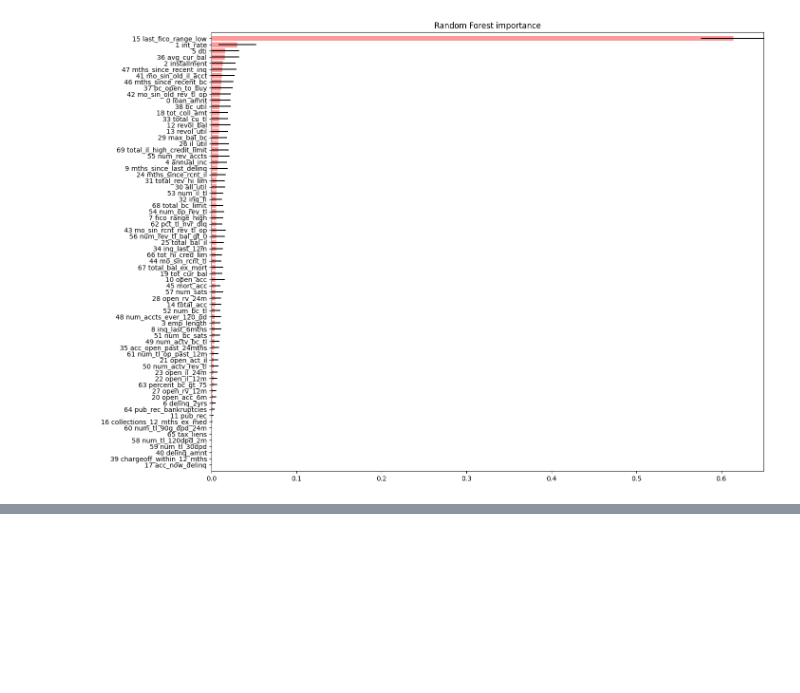
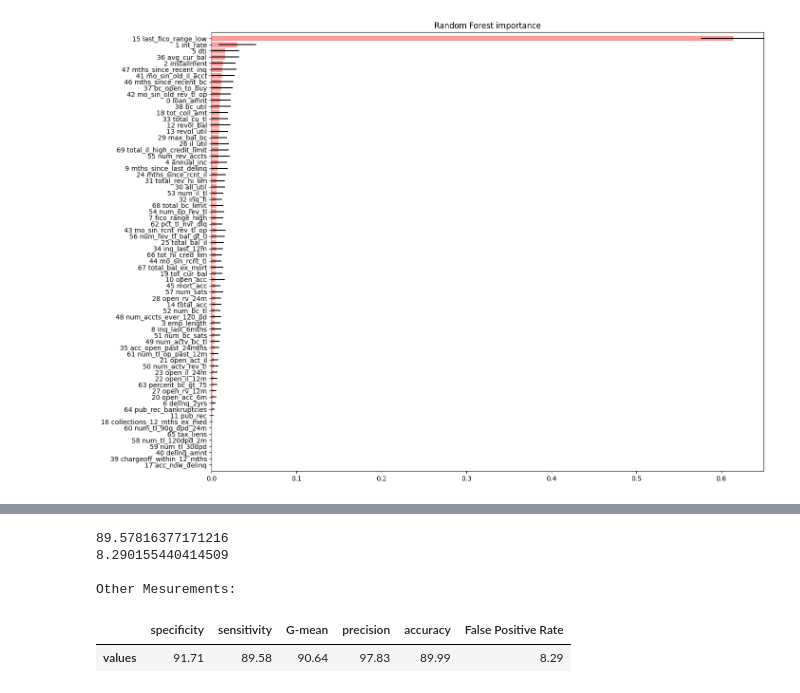
Before and after one commit to AndreasP-92/ai-mandatory-I, a Jupyter notebook: main.ipynb, the cells around one changed output, grey strips where cells are left out. Drawn from its saved outputs; the diff is of its cells as text; code cells hidden in the pictures; blank space fills up the shorter version.

```diff
--- a/main.ipynb
+++ b/main.ipynb
@@ -857,0 +898,24 @@ TypeError: cannot unpack non-iterable PartialDependenceDisplay object
+# %%
+penalty = {
+    0: 12,
+    1: 1
+}
+
+lr = LogisticRegression(solver='lbfgs',class_weight='balanced')
+kf = KFold(features_scaled.shape[0],shuffle=True,random_state=1)
+
+feature_0 = features_scaled[:, 0].reshape(-1, 1)
+# print(feature_0)
+predictions = cross_val_predict(lr,feature_0,target,cv=kf)
+# print(features[['last_fico_range_low']])
+
+# # Let's compute performance:
+metrics = compute_metrics(predictions)
+metrics
+# %% [output]
+89.57816377171216
+8.290155440414509
+
+Other Mesurements:
+|  | specificity | sensitivity | G-mean | precision | accuracy | False Positive Rate |
+| values | 91.71 | 89.58 | 90.64 | 97.83 | 89.99 | 8.29 |
```
Also changed, not shown: parts of 5 cells of this notebook.
